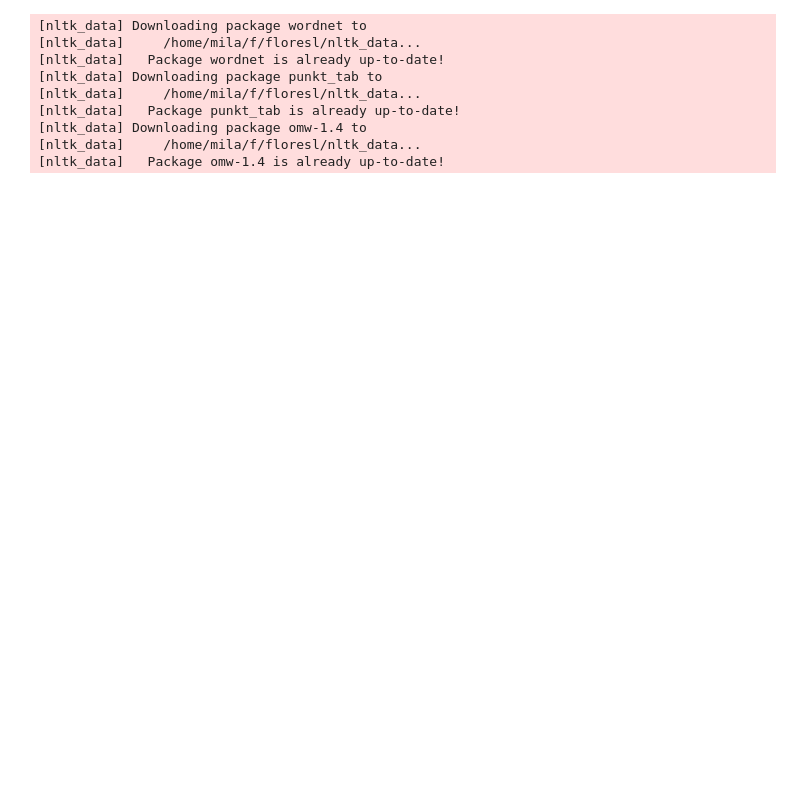
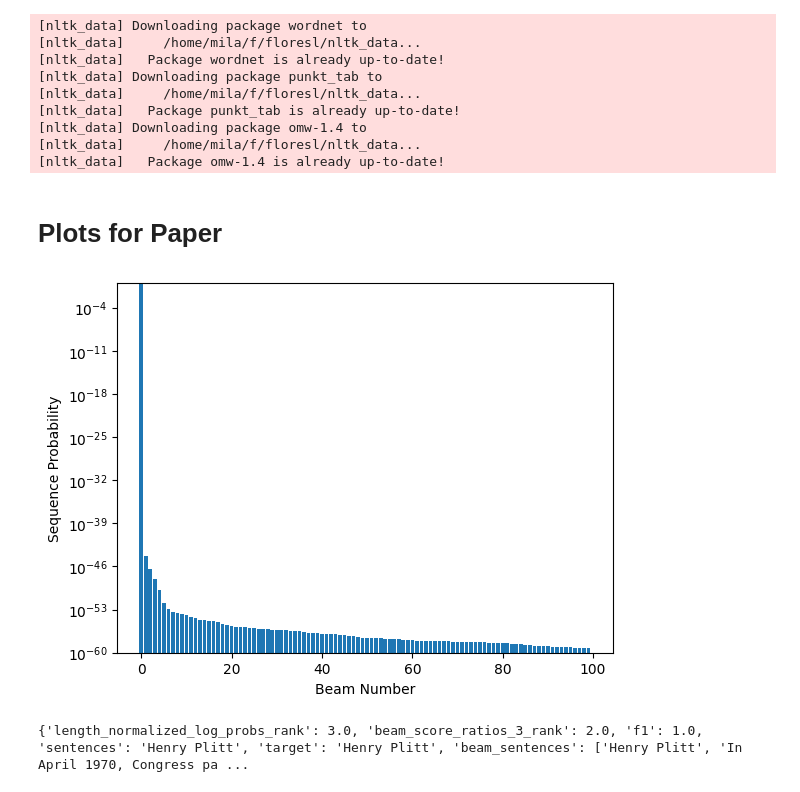
Before and after one commit to ljyflores/calibrated-confidence-for-nlg, a Jupyter notebook: analysis/analysis_multiple_outputs.ipynb, the cells around one changed output. Drawn from its saved outputs; the diff is of its cells as text; code cells hidden in the pictures; blank space fills up the shorter version.

```diff
--- a/analysis/analysis_multiple_outputs.ipynb
+++ b/analysis/analysis_multiple_outputs.ipynb
@@ -52 +66,26 @@ log_probs = pd.DataFrame(results.scores_by_beam["beam_score_log_probs"]).values
+# %%
+# Look for examples where both beam search and log probs rank an output as confident
+rows_both_calibrated = scores.loc[
+    (scores.length_normalized_log_probs_rank < 200)  # type: ignore
+    & (scores.beam_score_ratios_3_rank < 200),  # type: ignore
+    [
+        "length_normalized_log_probs_rank",
+        "beam_score_ratios_3_rank",
+        "f1",
+        "sentences",
+        "target",
+        "beam_sentences",
+        "passage",
+        "question",
+    ],
+].sort_values(by="beam_score_ratios_3_rank")
+
+# Examples: 812, 909, 896
+# for i, row in rows_both_calibrated.iterrows():
+#     seq_len = 200
+#     plt.bar(x=list(range(100)), height=np.exp(seq_len * log_probs[i]))
+#     plt.yscale("log")
+#     plt.title(i)
+#     plt.show()
+#     print()
 # %%
@@ -85,0 +119,10 @@ def plot_probs(probs: list[float]):
+# %% [markdown]
+# Plots for Paper
+# %%
+idx = 812
+seq_len = 200
+plot_probs(np.exp(seq_len * log_probs[idx]))
+print(dict(rows_both_calibrated.loc[idx]))
+# %% [output]
+[figure, added]
+{'length_normalized_log_probs_rank': 3.0, 'beam_score_ratios_3_rank': 2.0, 'f1': 1.0, 'sentences': 'Henry Plitt', 'target': 'Henry Plitt', 'beam_sentences': ['Henry Plitt', 'In April 1970, Congress pa ...
```
Also changed, not shown: parts of 13 cells of this notebook.
